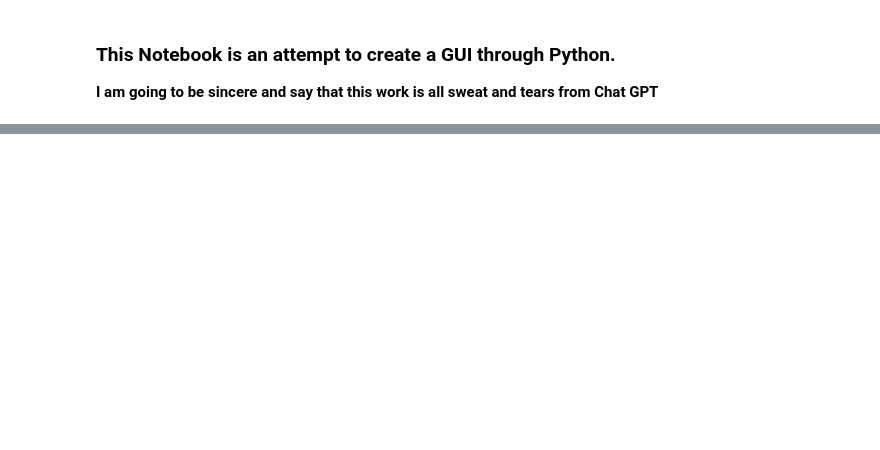
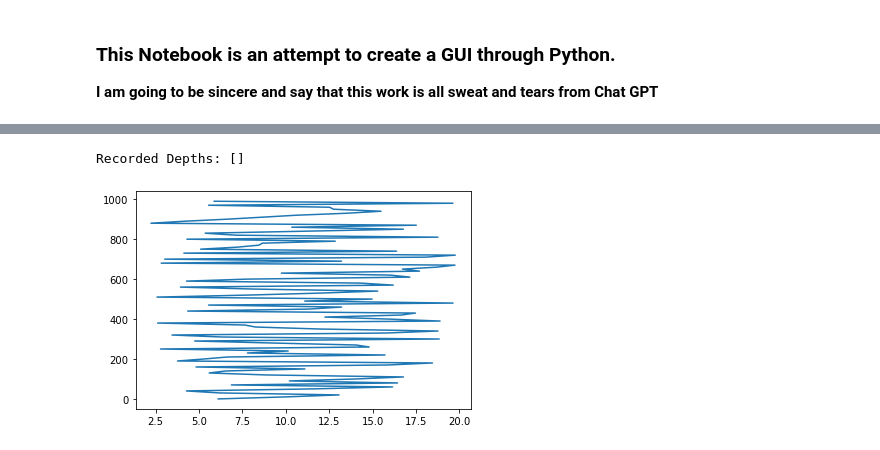
Before and after one commit to aodn/IMOS-hackathon, a Jupyter notebook: 2024/Projects/MLD-GUI/Notebooks/MLD_GUI_demo.ipynb, the cells around one changed output, grey strips where cells are left out. Saved outputs shown, nothing was run; the diff lists cells and outputs as text; code cells hidden in the pictures; blank space fills up the shorter version.

```diff
--- a/2024/Projects/MLD-GUI/Notebooks/MLD_GUI_demo.ipynb
+++ b/2024/Projects/MLD-GUI/Notebooks/MLD_GUI_demo.ipynb
@@ -162,0 +99,73 @@ pwd
+# %%
+class OceanProfileGUI:
+    def __init__(self, root, temperature_profiles):
+        self.root = root
+        self.root.title("Ocean Profile Analysis")
+
+        self.temperature_profiles = temperature_profiles
+        self.num_profiles = len(temperature_profiles)
+        self.current_profile_index = 0  # Index of the currently displayed profile
+
+        self.canvas = plt.figure(figsize=(6, 4))
+        self.plot_area = self.canvas.add_subplot(111)
+        self.plot_area.set_xlabel("Temperature (°C)")
+        self.plot_area.set_ylabel("Depth (m)")
+        depth, temperature = temperature_profiles[self.current_profile_index]
+        self.plot_area.plot(temperature, depth)
+        self.canvas_widget = FigureCanvasTkAgg(self.canvas, master=root)
+        self.canvas_widget.get_tk_widget().pack(side=tk.LEFT)
+
+        self.selected_depth = None
+        self.recorded_depths = []  # List to store recorded depths
+
+        # Create a side box to display profile index and depth
+        self.side_box = tk.Text(root, height=10, width=20)
+        self.side_box.pack(side=tk.RIGHT)
+
+        self.update_side_box()  # Update the side box with current profile index and depth
+
+        # Connect event handler to display depth as you hover over the profile
+        self.canvas_widget.mpl_connect('motion_notify_event', self.on_hover_profile)
+
+        self.next_button = tk.Button(root, text="Next", command=self.load_next_profile)
+        self.next_button.pack()
+
+    def load_next_profile(self):
+        # Load and plot the next profile if not all profiles have been displayed
+        if self.current_profile_index < self.num_profiles - 1:
+            self.current_profile_index += 1
+            self.plot_area.clear()
+            depth, temperature = self.temperature_profiles[self.current_profile_index]
+            self.plot_area.plot(temperature, depth)
+            self.update_side_box()  # Update the side box with current profile index and depth
+            self.canvas_widget.draw()
+        else:
+            # Close the GUI if all profiles have been displayed
+            self.root.quit()
+            self.root.destroy()
+
+    def on_hover_profile(self, event):
+        # Display depth in side box as you hover over the profile
+        if event.xdata is not None and event.ydata is not None:
+            depth = event.ydata
+            self.side_box.delete(1.0, tk.END)  # Clear previous content
+            self.side_box.insert(tk.END, f"Depth: {depth:.2f} m")
+
+    def update_side_box(self):
+        # Update the side box with current profile index
+        self.side_box.delete(1.0, tk.END)  # Clear previous content
+        self.side_box.insert(tk.END, f"Profile: {self.current_profile_index + 1}/{self.num_profiles}\n")
+
+if __name__ == "__main__":
+    # Assuming temperature_profiles is the variable containing the loaded profiles
+
+    # Create the GUI
+    root = tk.Tk()
+    gui = OceanProfileGUI(root, temperature_profiles)
+    root.mainloop()
+
+    # Output recorded depths
+    print("Recorded Depths:", gui.recorded_depths)
+# %% [output]
+Recorded Depths: []
+[figure, added]
```
Also changed, not shown: parts of 7 cells of this notebook.
